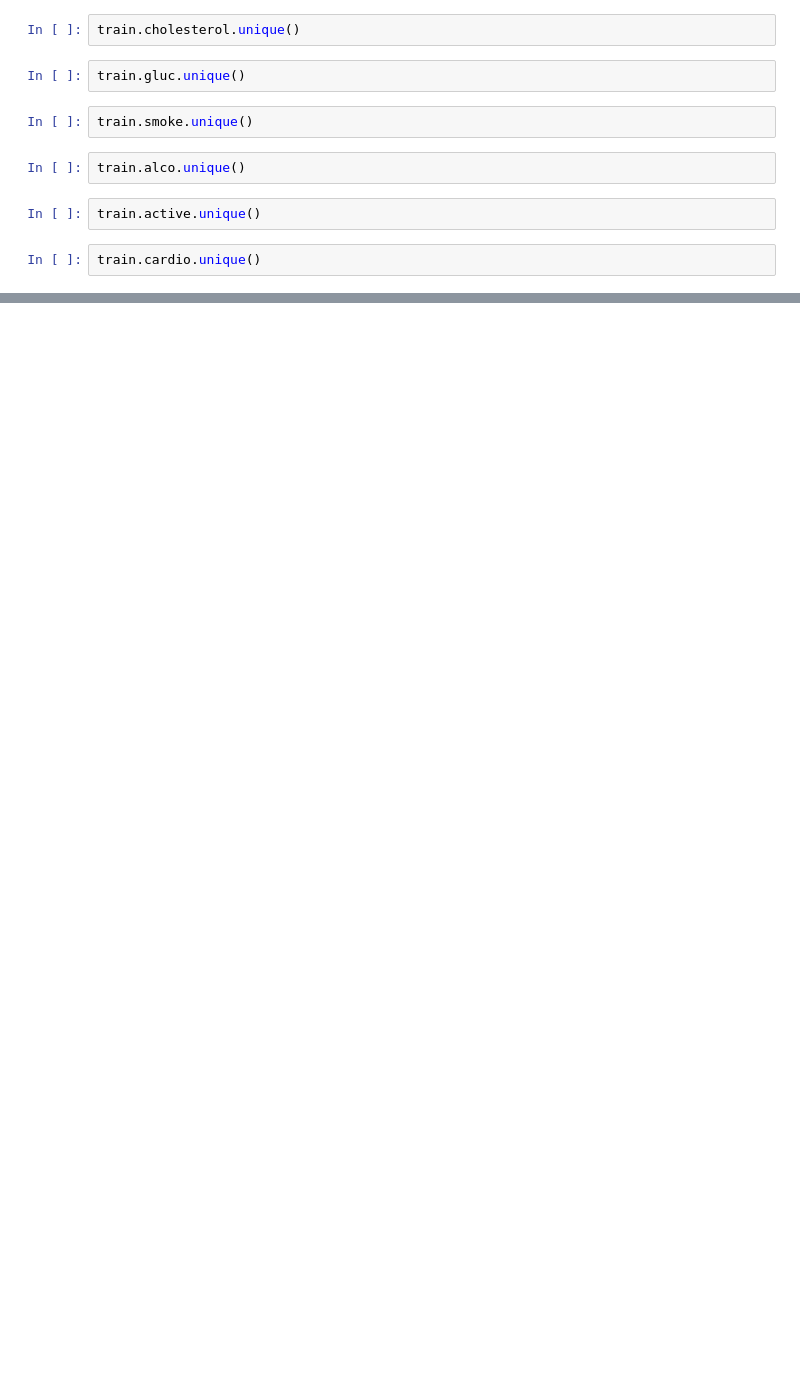
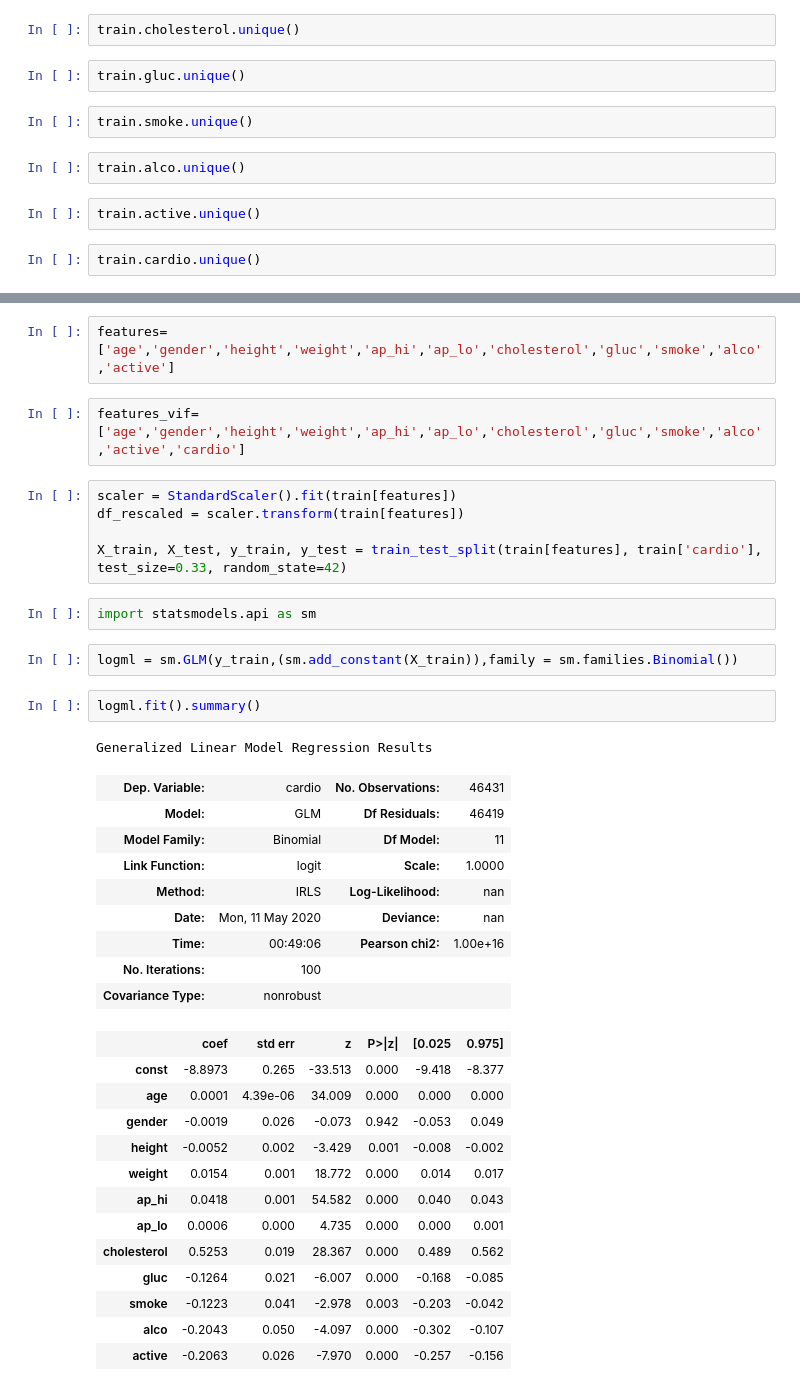
Before and after one commit to ikyath/CardioVascularDiseaseDetection, a Jupyter notebook: Cardiovascular_Disease_Detection.ipynb, the cells around one changed output, grey strips where cells are left out. Drawn from its saved outputs; the diff is of its cells as text; blank space fills up the shorter version.

```diff
--- a/Cardiovascular_Disease_Detection.ipynb
+++ b/Cardiovascular_Disease_Detection.ipynb
@@ -30,0 +101,39 @@ train.cardio.unique()
+# %%
+features=['age','gender','height','weight','ap_hi','ap_lo','cholesterol','gluc','smoke','alco','active']
+# %%
+features_vif=['age','gender','height','weight','ap_hi','ap_lo','cholesterol','gluc','smoke','alco','active','cardio']
+# %%
+scaler = StandardScaler().fit(train[features])
+df_rescaled = scaler.transform(train[features])
+
+X_train, X_test, y_train, y_test = train_test_split(train[features], train['cardio'], test_size=0.33, random_state=42)
+# %%
+import statsmodels.api as sm
+# %%
+logml = sm.GLM(y_train,(sm.add_constant(X_train)),family = sm.families.Binomial())
+# %%
+logml.fit().summary()
+# %% [output]
+Generalized Linear Model Regression Results
+| Dep. Variable: | cardio | No. Observations: | 46431 |
+| Model: | GLM | Df Residuals: | 46419 |
+| Model Family: | Binomial | Df Model: | 11 |
+| Link Function: | logit | Scale: | 1.0000 |
+| Method: | IRLS | Log-Likelihood: | nan |
+| Date: | Mon, 11 May 2020 | Deviance: | nan |
+| Time: | 00:49:06 | Pearson chi2: | 1.00e+16 |
+| No. Iterations: | 100 |  |  |
+| Covariance Type: | nonrobust |  |  |
+|  | coef | std err | z | P>|z| | [0.025 | 0.975] |
+| const | -8.8973 | 0.265 | -33.513 | 0.000 | -9.418 | -8.377 |
+| age | 0.0001 | 4.39e-06 | 34.009 | 0.000 | 0.000 | 0.000 |
+| gender | -0.0019 | 0.026 | -0.073 | 0.942 | -0.053 | 0.049 |
+| height | -0.0052 | 0.002 | -3.429 | 0.001 | -0.008 | -0.002 |
+| weight | 0.0154 | 0.001 | 18.772 | 0.000 | 0.014 | 0.017 |
+| ap_hi | 0.0418 | 0.001 | 54.582 | 0.000 | 0.040 | 0.043 |
+| ap_lo | 0.0006 | 0.000 | 4.735 | 0.000 | 0.000 | 0.001 |
+| cholesterol | 0.5253 | 0.019 | 28.367 | 0.000 | 0.489 | 0.562 |
+| gluc | -0.1264 | 0.021 | -6.007 | 0.000 | -0.168 | -0.085 |
+| smoke | -0.1223 | 0.041 | -2.978 | 0.003 | -0.203 | -0.042 |
+| alco | -0.2043 | 0.050 | -4.097 | 0.000 | -0.302 | -0.107 |
+| active | -0.2063 | 0.026 | -7.970 | 0.000 | -0.257 | -0.156 |
```
Also changed, not shown: parts of 26 cells of this notebook.
